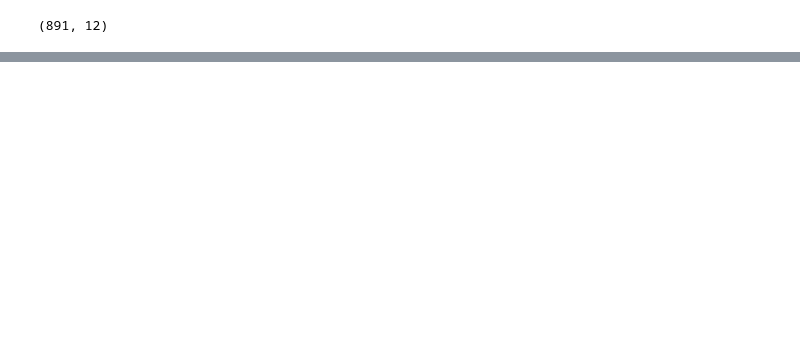
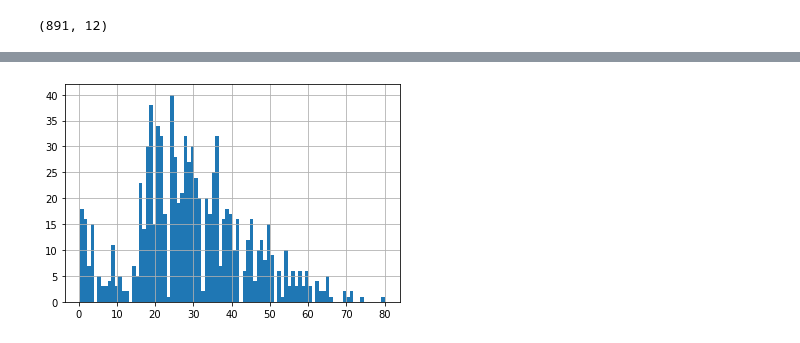
Before and after one commit to joaocarvoli/ML-problems, a Jupyter notebook: problems/01_Titanic.ipynb, the cells around one changed output, grey strips where cells are left out. Cells and saved outputs as stored; diff of their text form; code cells hidden in the pictures; blank space fills up the shorter version.

```diff
--- a/problems/01_Titanic.ipynb
+++ b/problems/01_Titanic.ipynb
@@ -73,0 +99,4 @@ memory usage: 83.7+ KB
+# %%
+dataframe_train['Age'].hist(bins=dataframe_train['Age'].value_counts().count());
+# %% [output]
+[figure, added]
```
Also changed, not shown: parts of 19 cells of this notebook.
